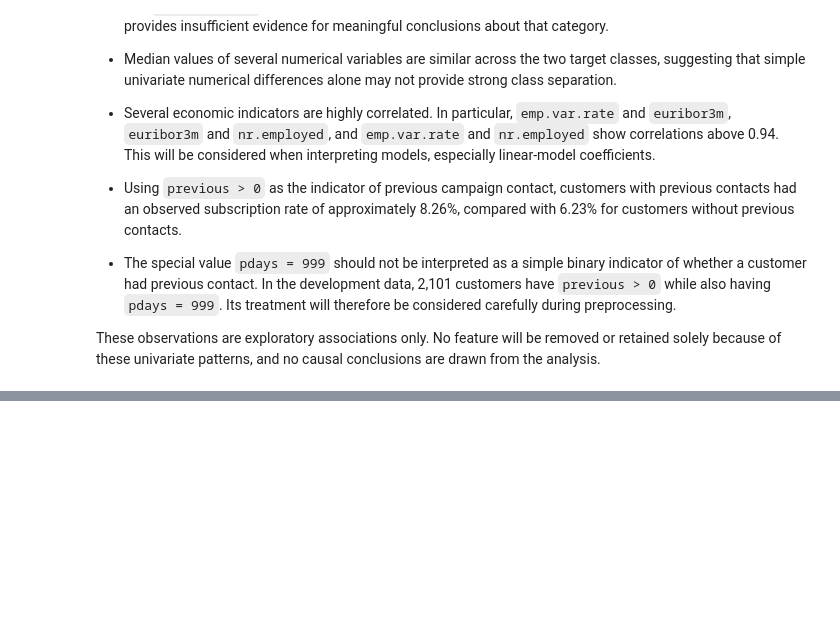
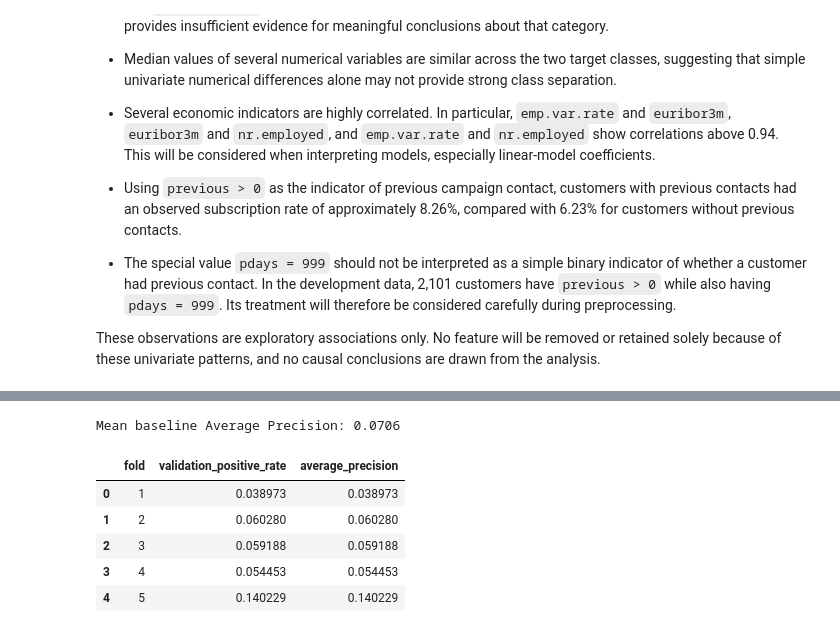
Before and after one commit to NourhanFarag/bank-marketing-subscription-prediction, a Jupyter notebook: notebooks/01_bank_marketing_analysis.ipynb, the cells around one changed output, grey strips where cells are left out. Cells and saved outputs as stored; diff of their text form; code cells hidden in the pictures; blank space fills up the shorter version.

```diff
--- a/notebooks/01_bank_marketing_analysis.ipynb
+++ b/notebooks/01_bank_marketing_analysis.ipynb
@@ -835,0 +1299,28 @@ These observations are exploratory associations only. No feature will be removed
+# %%
+BASELINE_AP = dummy_cv_results[
+    "average_precision"
+].mean()
+
+print(
+    "Mean baseline Average Precision:",
+    round(BASELINE_AP, 4)
+)
+# %% [output]
+Mean baseline Average Precision: 0.0706
+# %%
+baseline_comparison = dummy_cv_results[
+    [
+        "fold",
+        "validation_positive_rate",
+        "average_precision"
+    ]
+].copy()
+
+baseline_comparison
+# %% [output]
+|  | fold | validation_positive_rate | average_precision |
+| 0 | 1 | 0.038973 | 0.038973 |
+| 1 | 2 | 0.060280 | 0.060280 |
+| 2 | 3 | 0.059188 | 0.059188 |
+| 3 | 4 | 0.054453 | 0.054453 |
+| 4 | 5 | 0.140229 | 0.140229 |
```
Also changed, not shown: parts of 24 cells of this notebook.
